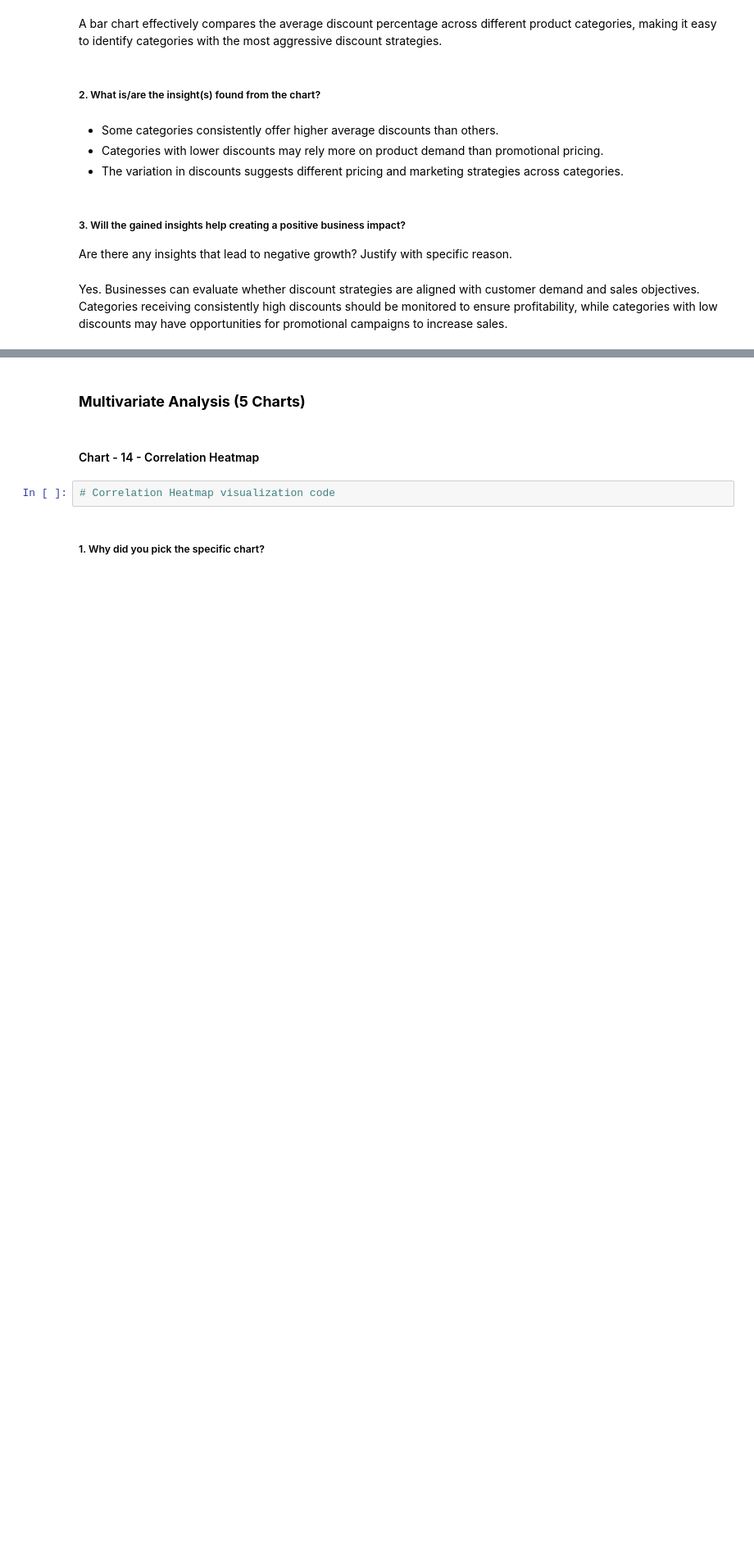
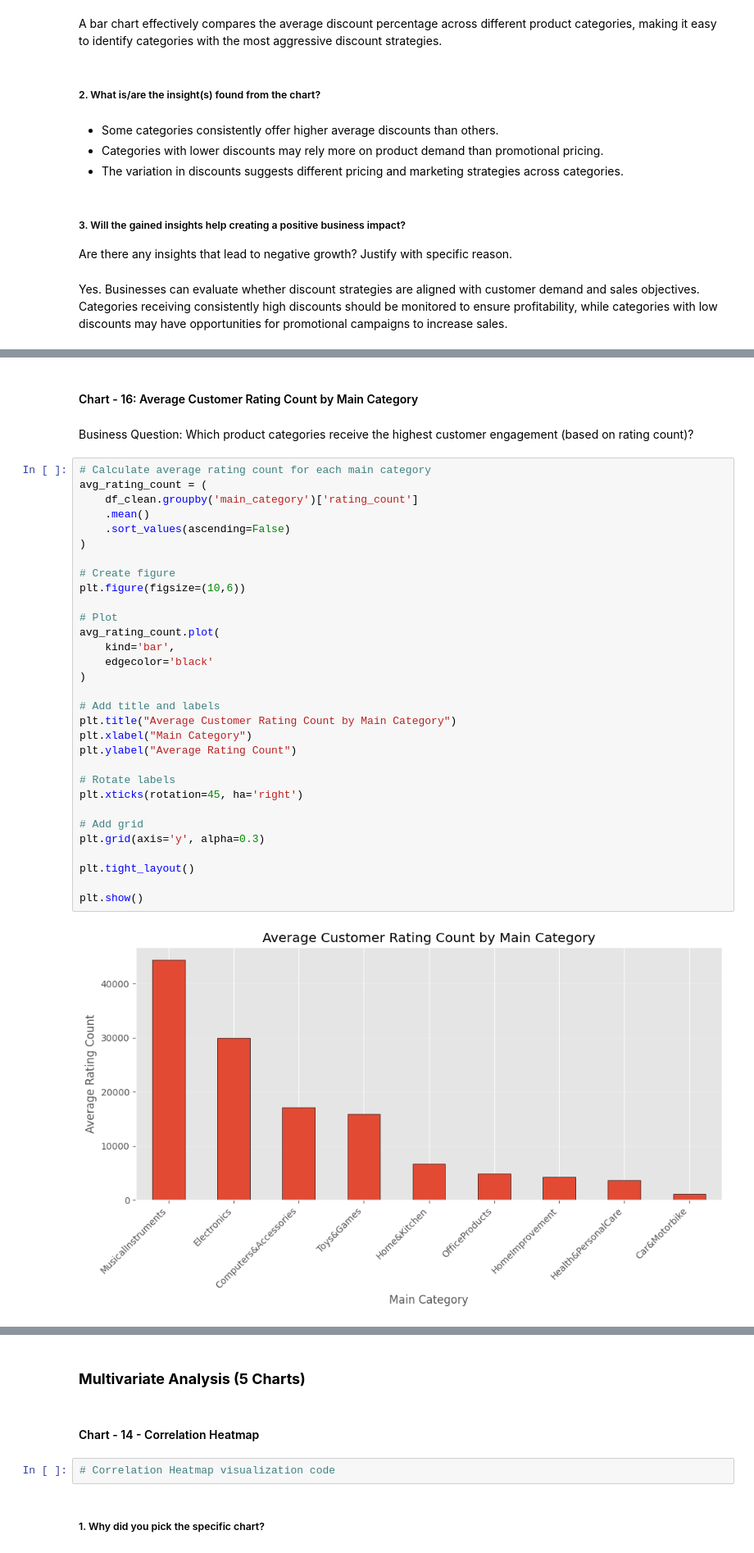
Before and after one commit to ArpitaGuniyal/Amazon-Sales-EDA, a Jupyter notebook: amazon_sales_eda.ipynb, the cells around one changed output, grey strips where cells are left out. Shown at 82% size. Cells and saved outputs as stored; diff of their text form; blank space fills up the shorter version.

```diff
--- a/amazon_sales_eda.ipynb
+++ b/amazon_sales_eda.ipynb
@@ -1017,0 +1139,37 @@ Yes. Businesses can evaluate whether discount strategies are aligned with custom
+# %% [markdown]
+#### Chart - 16: Average Customer Rating Count by Main Category
+# %% [markdown]
+Business Question:  Which product categories receive the highest customer engagement (based on rating count)?
+# %%
+# Calculate average rating count for each main category
+avg_rating_count = (
+    df_clean.groupby('main_category')['rating_count']
+    .mean()
+    .sort_values(ascending=False)
+)
+
+# Create figure
+plt.figure(figsize=(10,6))
+
+# Plot
+avg_rating_count.plot(
+    kind='bar',
+    edgecolor='black'
+)
+
+# Add title and labels
+plt.title("Average Customer Rating Count by Main Category")
+plt.xlabel("Main Category")
+plt.ylabel("Average Rating Count")
+
+# Rotate labels
+plt.xticks(rotation=45, ha='right')
+
+# Add grid
+plt.grid(axis='y', alpha=0.3)
+
+plt.tight_layout()
+
+plt.show()
+# %% [output]
+[figure, added]
```
Also changed, not shown: parts of 24 cells of this notebook.
